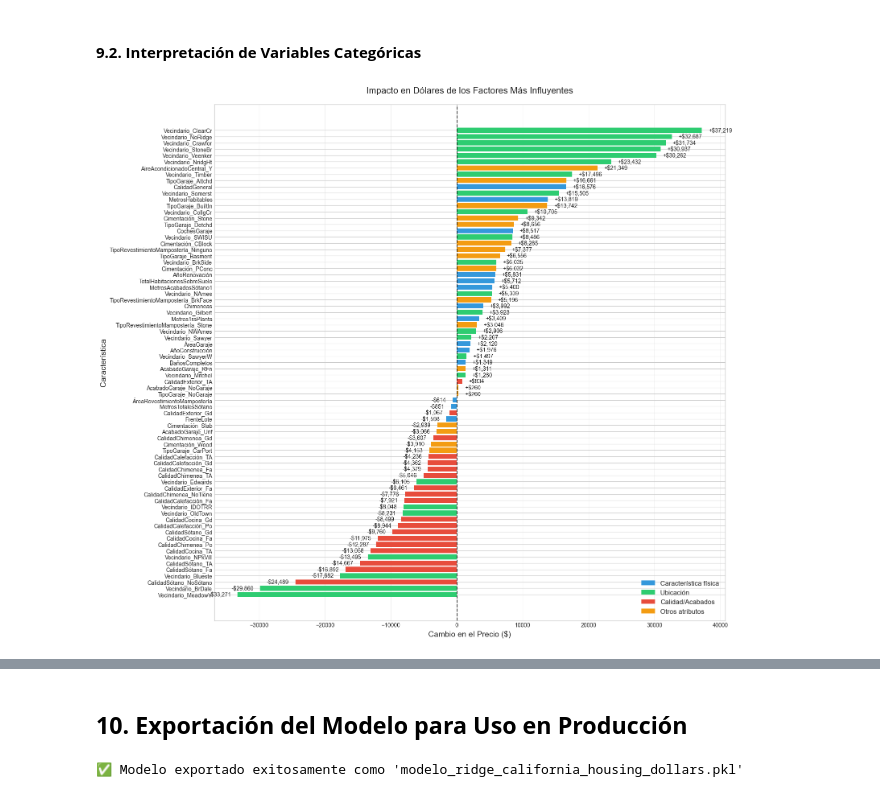
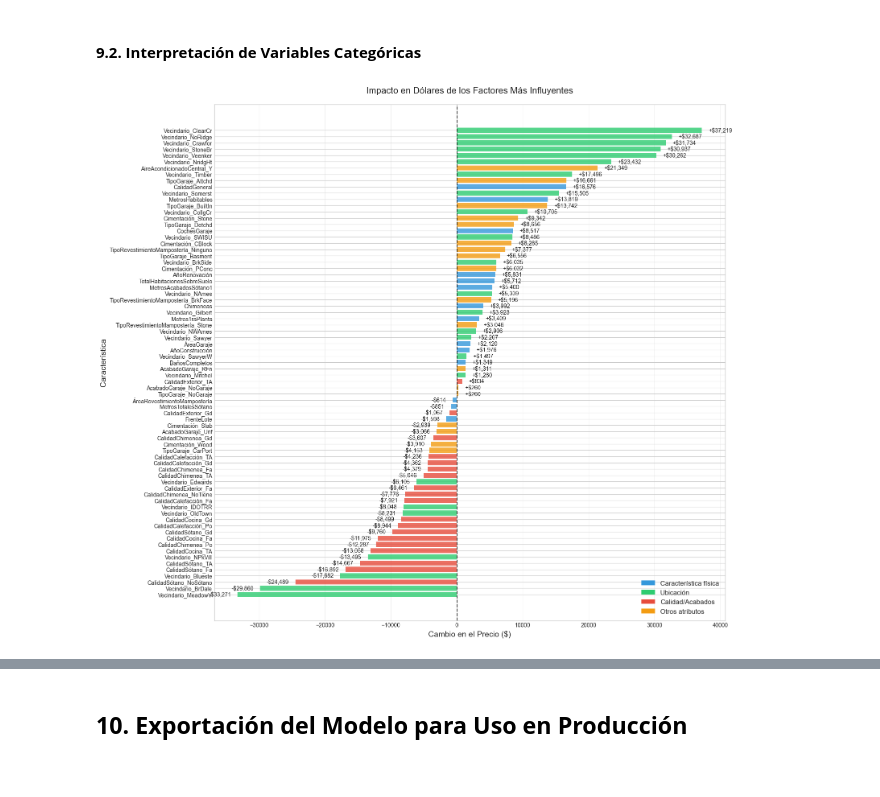
Before and after one commit to Bootcamp-IA-P4/e1_regression, a Jupyter notebook: ml-models/ridge-regression.ipynb, the cells around one changed output, grey strips where cells are left out. Cells and saved outputs as stored; diff of their text form; code cells hidden in the pictures.

Commit message:
Ridge-Model: Improve model with predictions in dollars, not in logaritmic scale

```diff
--- a/ml-models/ridge-regression.ipynb
+++ b/ml-models/ridge-regression.ipynb
@@ -880,75 +882,69 @@ plt.show()
 # %% [markdown]
 #### **9.2. Interpretación de Variables Categóricas**
 # %%
-# Calculamos el efecto porcentual para cada variable
-coef_df['Efecto_Porcentual'] = (np.exp(coef_df['Coeficiente']) - 1) * 100
-
-# Calculamos el impacto en dólares para una casa de precio promedio
+# 1. Calcular impacto en dólares para categóricas
 precio_promedio = df['PrecioVenta'].mean()
 coef_df['Impacto_Dolares'] = precio_promedio * (np.exp(coef_df['Coeficiente']) - 1)
 
-# Para visualizar todas las variables, necesitamos ser selectivos
-# Tomemos las 20 con impacto positivo más alto y las 20 con impacto negativo más bajo
+# Todos los coeficientes
 top_pos = coef_df[coef_df['Impacto_Dolares'] > 0].sort_values('Impacto_Dolares', ascending=False)
 top_neg = coef_df[coef_df['Impacto_Dolares'] < 0].sort_values('Impacto_Dolares')
 top_combined = pd.concat([top_pos, top_neg])
 
-# Creamos una visualización más intuitiva en términos de dólares
-plt.figure(figsize=(16, 14))  # Tamaño más grande para acomodar más variables
-
-# Ordenamos por valor de impacto para mejor visualización
-top_combined = top_combined.sort_values('Impacto_Dolares')
-
-# Determinamos la categoría de cada variable
+# 3. Clasificación de variables
 def categorize_variable(variable):
     if variable in vars_num_importantes:
         return "Característica física"
     elif "Vecindario_" in variable:
         return "Ubicación"
-    elif "Calidad" in variable:
+    elif "Calidad" in variable or "Condicion" in variable:
         return "Calidad/Acabados"
     else:
         return "Otros atributos"
 
-# Aplicamos la categorización
 top_combined['Categoría'] = top_combined['Variable'].apply(categorize_variable)
 
-# Definimos una paleta de colores por categoría
+# 4. Colores por categoría
 color_map = {
     "Característica física": "#3498db",  # Azul
     "Ubicación": "#2ecc71",              # Verde
     "Calidad/Acabados": "#e74c3c",       # Rojo
     "Otros atributos": "#f39c12"         # Naranja
 }
 
-# Creamos el gráfico con barras coloreadas por categoría
+# 5. Orden por impacto para el gráfico
+top_combined = top_combined.sort_values('Impacto_Dolares')
+
+# 6. Plot
+plt.figure(figsize=(16, 14))
+
 bars = plt.barh(top_combined['Variable'], top_combined['Impacto_Dolares'],
-        color=[color_map[cat] for cat in top_combined['Categoría']])
+                color=[color_map[cat] for cat in top_combined['Categoría']], alpha=0.8)
 
-# Añadimos etiquetas con los valores en dólares
+# 7. Etiquetas con valores
 for i, bar in enumerate(bars):
     dollar_value = top_combined['Impacto_Dolares'].iloc[i]
     if dollar_value >= 0:
-        plt.text(dollar_value + 1000, i, f"+${dollar_value:,.0f}", va='center')
+        plt.text(dollar_value + 1000, i, f"+${dollar_value:,.0f}", va='center', fontsize=10)
     else:
-        plt.text(dollar_value - 1000, i, f"-${abs(dollar_value):,.0f}", va='center', ha='right')
+        plt.text(dollar_value - 1000, i, f"-${abs(dollar_value):,.0f}", va='center', ha='right', fontsize=10)
 
-# Añadimos una línea vertical en cero y mejoramos el aspecto
+# 8. Personalización
 plt.axvline(x=0, color='black', linestyle='--', alpha=0.7)
 plt.title('Impacto en Dólares de los Factores Más Influyentes', fontsize=16, pad=20)
 plt.xlabel('Cambio en el Precio ($)', fontsize=14)
 plt.ylabel('Característica', fontsize=14)
 plt.grid(axis='x', alpha=0.3)
 
-# Añadimos una leyenda para las categorías
+# 9. Leyenda
 from matplotlib.patches import Patch
 legend_elements = [Patch(facecolor=color_map[cat], label=cat) for cat in color_map]
 plt.legend(handles=legend_elements, loc='lower right', fontsize=12)
 
 plt.tight_layout()
 plt.show()
 # %% [output]
-[figure, old version]
+[figure, new version]
 # %% [markdown]
 <small>
 
@@ -960,23 +956,3 @@ plt.show()
 </small>
 # %% [markdown]
 ## **10. Exportación del Modelo para Uso en Producción**
-# %%
-# Creamos el diccionario con todo lo necesario para reproducir el modelo
-modelo_exportado = {
-    'modelo': dollar_ridge,  # Modelo que devuelve directamente en dólares
-    'modelo_original': ridge_final,  # Modelo original en escala logarítmica
-    'scaler': scaler,  # Scaler usado para variables numéricas
-    'variables_numericas': vars_num_importantes,  # Variables numéricas seleccionadas
-    'variables_categoricas_originales': vars_cat_significativas,  # Antes del One-Hot
-    'variables_categoricas_encoded': nuevas_columnas,  # Después del One-Hot
-    'mejor_alpha': best_alpha,  # Hiperparámetro óptimo
-    'transformacion_log': True  # Indicamos que la variable objetivo está en log
-}
-
-# Guardamos en archivo .pkl
-with open('export-models/modelo_ridge_california_housing.pkl', 'wb') as archivo:
-    pickle.dump(modelo_exportado, archivo)
-
-print("✅ Modelo exportado exitosamente como 'modelo_ridge_california_housing.pkl'")
-# %% [output]
-✅ Modelo exportado exitosamente como 'modelo_ridge_california_housing_dollars.pkl'
```
Also changed, not shown: parts of 4 cells of this notebook, 1 other file.
